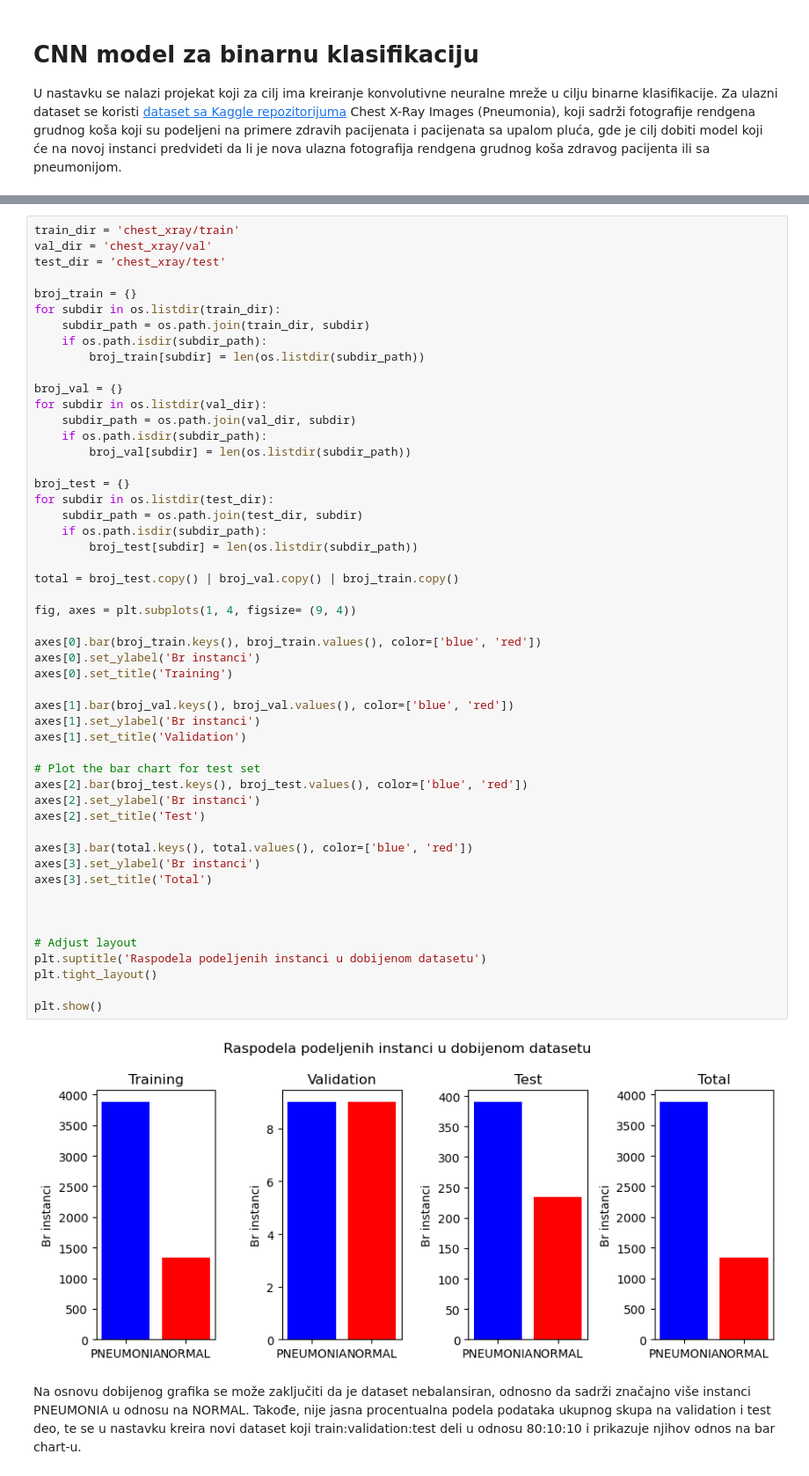
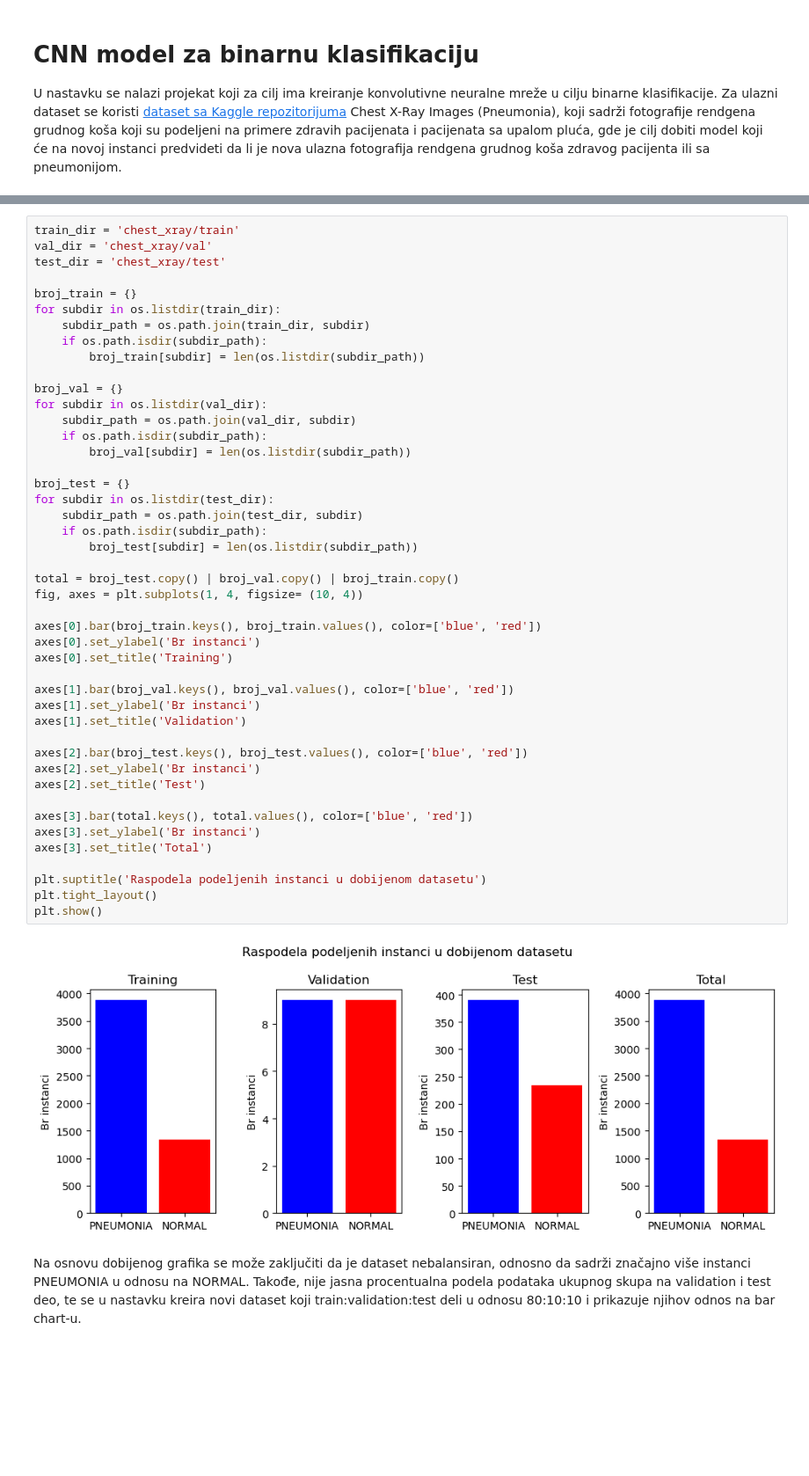
Before and after one commit to najeden/chest_xray_dl_classifier, a Jupyter notebook: projekat.ipynb, the cells around one changed output, grey strips where cells are left out. Shown at 88% size. Cells and saved outputs as stored; diff of their text form; blank space fills up the shorter version.

```diff
--- a/projekat.ipynb
+++ b/projekat.ipynb
@@ -35,40 +39,34 @@ for subdir in os.listdir(val_dir):
         broj_val[subdir] = len(os.listdir(subdir_path))
 
 broj_test = {}
 for subdir in os.listdir(test_dir):
     subdir_path = os.path.join(test_dir, subdir)
     if os.path.isdir(subdir_path):
         broj_test[subdir] = len(os.listdir(subdir_path))
 
 total = broj_test.copy() | broj_val.copy() | broj_train.copy()
-
-fig, axes = plt.subplots(1, 4, figsize= (9, 4))
+fig, axes = plt.subplots(1, 4, figsize= (10, 4))
 
 axes[0].bar(broj_train.keys(), broj_train.values(), color=['blue', 'red'])
 axes[0].set_ylabel('Br instanci')
 axes[0].set_title('Training')
 
 axes[1].bar(broj_val.keys(), broj_val.values(), color=['blue', 'red'])
 axes[1].set_ylabel('Br instanci')
 axes[1].set_title('Validation')
 
-# Plot the bar chart for test set
 axes[2].bar(broj_test.keys(), broj_test.values(), color=['blue', 'red'])
 axes[2].set_ylabel('Br instanci')
 axes[2].set_title('Test')
 
 axes[3].bar(total.keys(), total.values(), color=['blue', 'red'])
 axes[3].set_ylabel('Br instanci')
 axes[3].set_title('Total')
 
-
-
-# Adjust layout
 plt.suptitle('Raspodela podeljenih instanci u dobijenom datasetu')
 plt.tight_layout()
-
 plt.show()
 # %% [output]
-[figure, old version]
+[figure, new version]
 # %% [markdown]
 Na osnovu dobijenog grafika se može zaključiti da je dataset nebalansiran, odnosno da sadrži značajno više instanci PNEUMONIA u odnosu na NORMAL. Takođe, nije jasna procentualna podela podataka ukupnog skupa na validation i test deo, te se u nastavku kreira novi dataset koji train:validation:test deli u odnosu 80:10:10 i prikazuje njihov odnos na bar chart-u.
```
Also changed, not shown: parts of 80 cells of this notebook.
